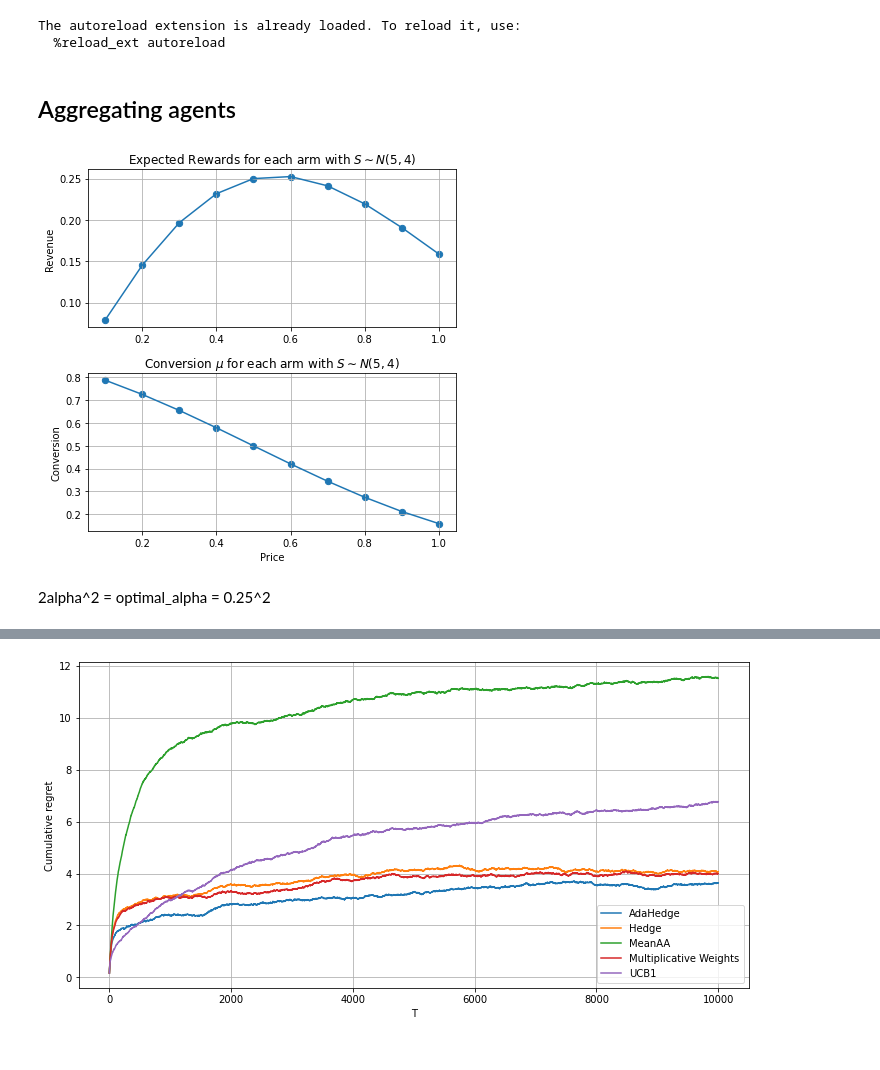
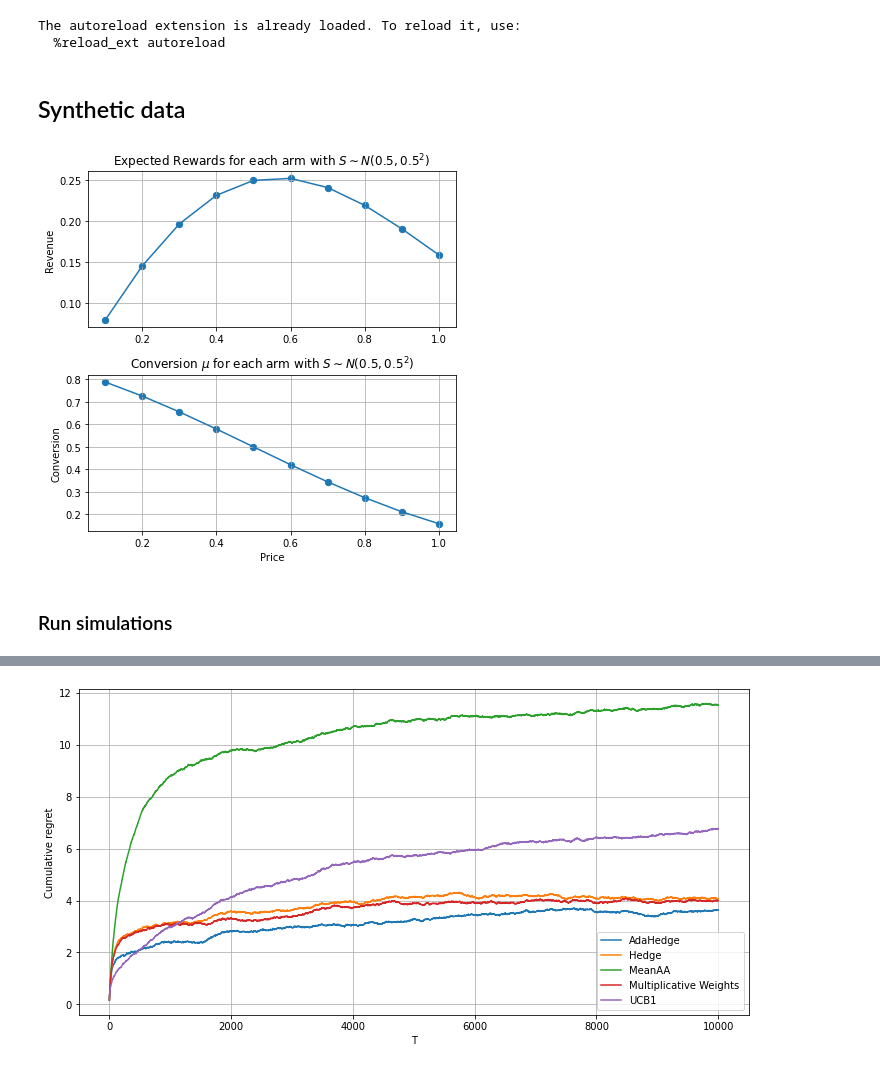
Before and after one commit to thxi/hse_thesis, a Jupyter notebook: notebooks/Pricing bandits.ipynb, the cells around one changed output, grey strips where cells are left out. Cells and saved outputs as stored; diff of their text form; code cells hidden in the pictures.

```diff
--- a/notebooks/Pricing bandits.ipynb
+++ b/notebooks/Pricing bandits.ipynb
@@ -39,5 +39,3 @@ from bandits.aggregating_algorithms import (
     SimpleMeanAggregatingAlgorithm, Hedge,
     MultiplicativeWeights, AdaHedge
 )
-# %% [markdown]
-## Aggregating agents
@@ -51,3 +42,5 @@ alpha = 0.25**2
+# %% [markdown]
+## Synthetic data
 # %%
 p_min = .1
 p_max = 1
@@ -61,30 +52,28 @@ dist = ss.norm(loc=dist_mean, scale=dist_std)
 # %%
 fig,axs=plt.subplots(figsize=(6, 6))
 
 plt.subplot(2, 1, 1)
 arms = np.linspace(p_min, p_max, K)
 mus = 1-dist.cdf(arms)
 rewards = arms*mus
 plt.plot(arms, rewards)
 plt.scatter(arms, rewards, s=40)
-# plt.xticks(arms)
 plt.grid()
 plt.ylabel('Revenue')
-plt.title(r'Expected Rewards for each arm with $S \sim N(5, 4)$');
+plt.title(r'Expected Rewards for each arm with $S \sim N(0.5, 0.5^2)$');
 
 plt.subplot(2, 1, 2)
 plt.plot(arms, mus)
 plt.scatter(arms, mus, s=40)
-# plt.xticks(arms)
 plt.grid()
 plt.ylabel('Conversion')
 plt.xlabel('Price')
-plt.title(r'Conversion $\mu$ for each arm with $S \sim N(5, 4)$')
+plt.title(r'Conversion $\mu$ for each arm with $S \sim N(0.5, 0.5^2)$')
 fig.tight_layout();
 # %% [output]
-[figure, old version]
+[figure, new version]
-# %% [markdown]
-2alpha^2 = optimal_alpha = 0.25^2
+# %% [markdown]
+### Run simulations
 # %%
 np.random.seed(2)
 N_SIMULATIONS = 50
```
Also changed, not shown: parts of 64 cells of this notebook, 4 other files.
